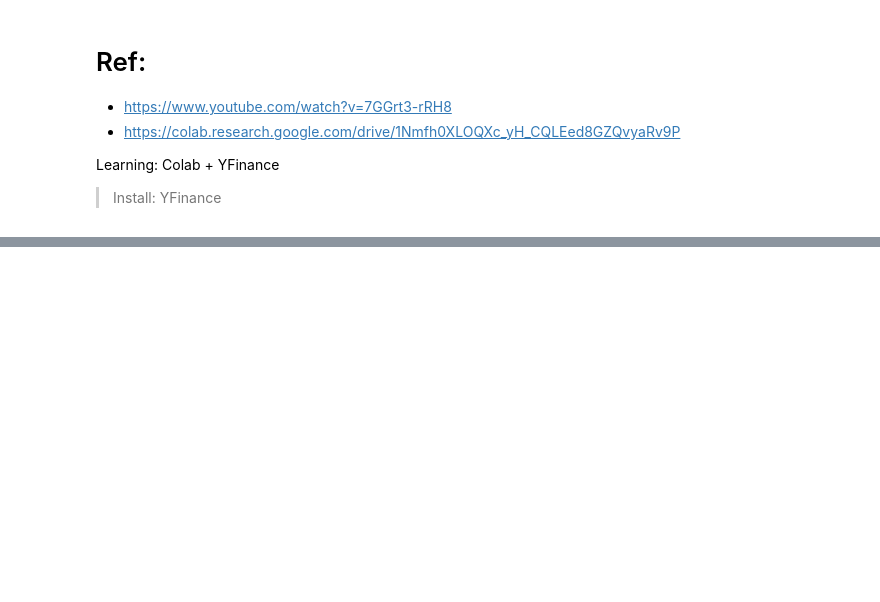
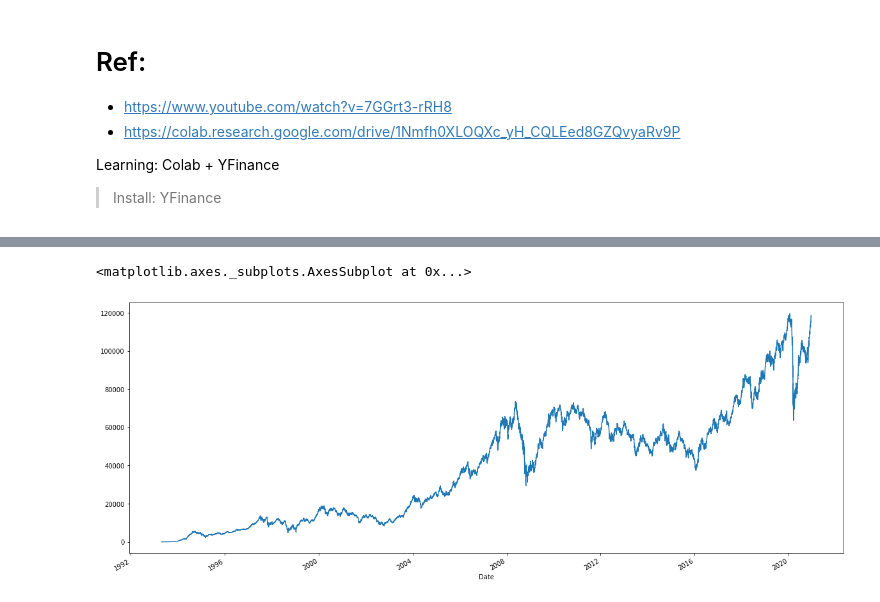
Before and after one commit to mv/yfinance-colab, a Jupyter notebook: yfinance_01.ipynb, the cells around one changed output, grey strips where cells are left out. Saved outputs shown, nothing was run; the diff lists cells and outputs as text; code cells hidden in the pictures; blank space fills up the shorter version.

```diff
--- a/yfinance_01.ipynb
+++ b/yfinance_01.ipynb
@@ -30,0 +58,5 @@ Requirement already satisfied, skipping upgrade: six>=1.5 in /usr/local/lib/pyth
+# %%
+ibov["Close"].plot(figsize=(20,8))
+# %% [output]
+<matplotlib.axes._subplots.AxesSubplot at 0x...>
+[figure, added]
```
Also changed, not shown: parts of 9 cells of this notebook.
